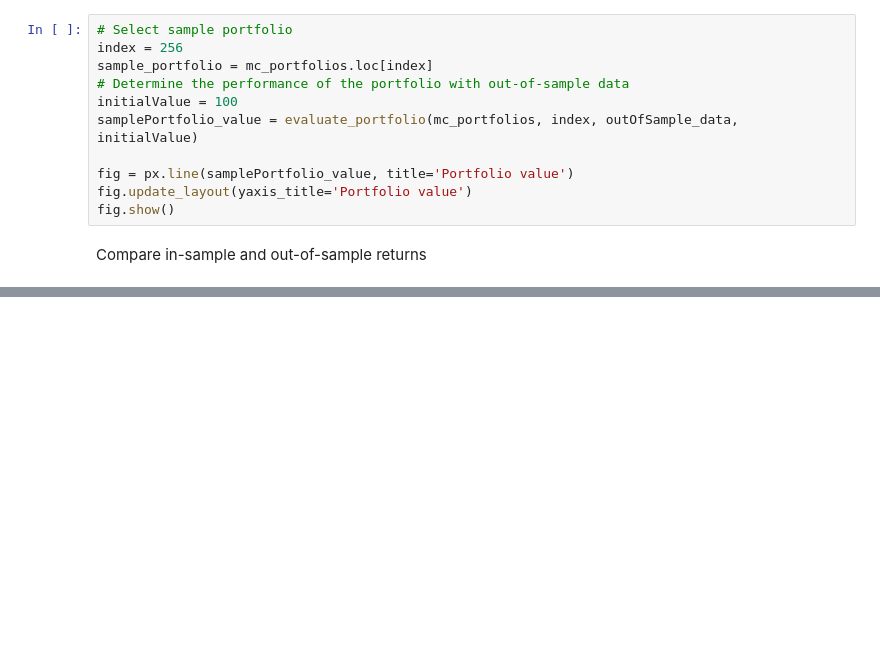
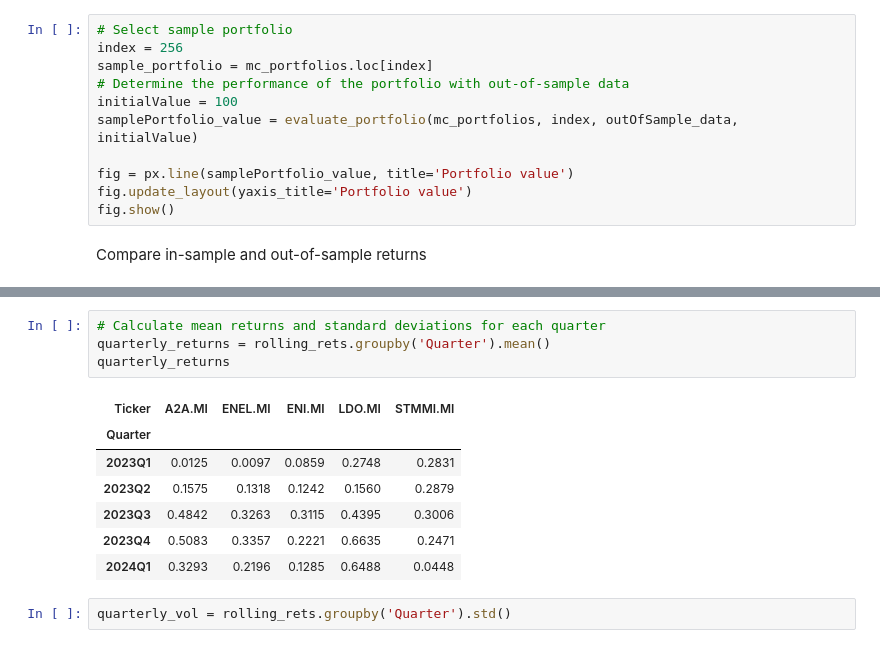
Before and after one commit to FabioNicotra/FabiosPortfolio, a Jupyter notebook: 04_PortfolioSimulation/portfolio-dash.ipynb, the cells around one changed output, grey strips where cells are left out. Cells and saved outputs as stored; diff of their text form; blank space fills up the shorter version.

```diff
--- a/04_PortfolioSimulation/portfolio-dash.ipynb
+++ b/04_PortfolioSimulation/portfolio-dash.ipynb
@@ -241,0 +268,14 @@ AttributeError: 'Graph' object has no attribute 'fig'
+# %%
+# Calculate mean returns and standard deviations for each quarter
+quarterly_returns = rolling_rets.groupby('Quarter').mean()
+quarterly_returns
+# %% [output]
+| Ticker | A2A.MI | ENEL.MI | ENI.MI | LDO.MI | STMMI.MI |
+| Quarter |  |  |  |  |  |
+| 2023Q1 | 0.0125 | 0.0097 | 0.0859 | 0.2748 | 0.2831 |
+| 2023Q2 | 0.1575 | 0.1318 | 0.1242 | 0.1560 | 0.2879 |
+| 2023Q3 | 0.4842 | 0.3263 | 0.3115 | 0.4395 | 0.3006 |
+| 2023Q4 | 0.5083 | 0.3357 | 0.2221 | 0.6635 | 0.2471 |
+| 2024Q1 | 0.3293 | 0.2196 | 0.1285 | 0.6488 | 0.0448 |
+# %%
+quarterly_vol = rolling_rets.groupby('Quarter').std()
```
Also changed, not shown: parts of 20 cells of this notebook, 2 other files.
